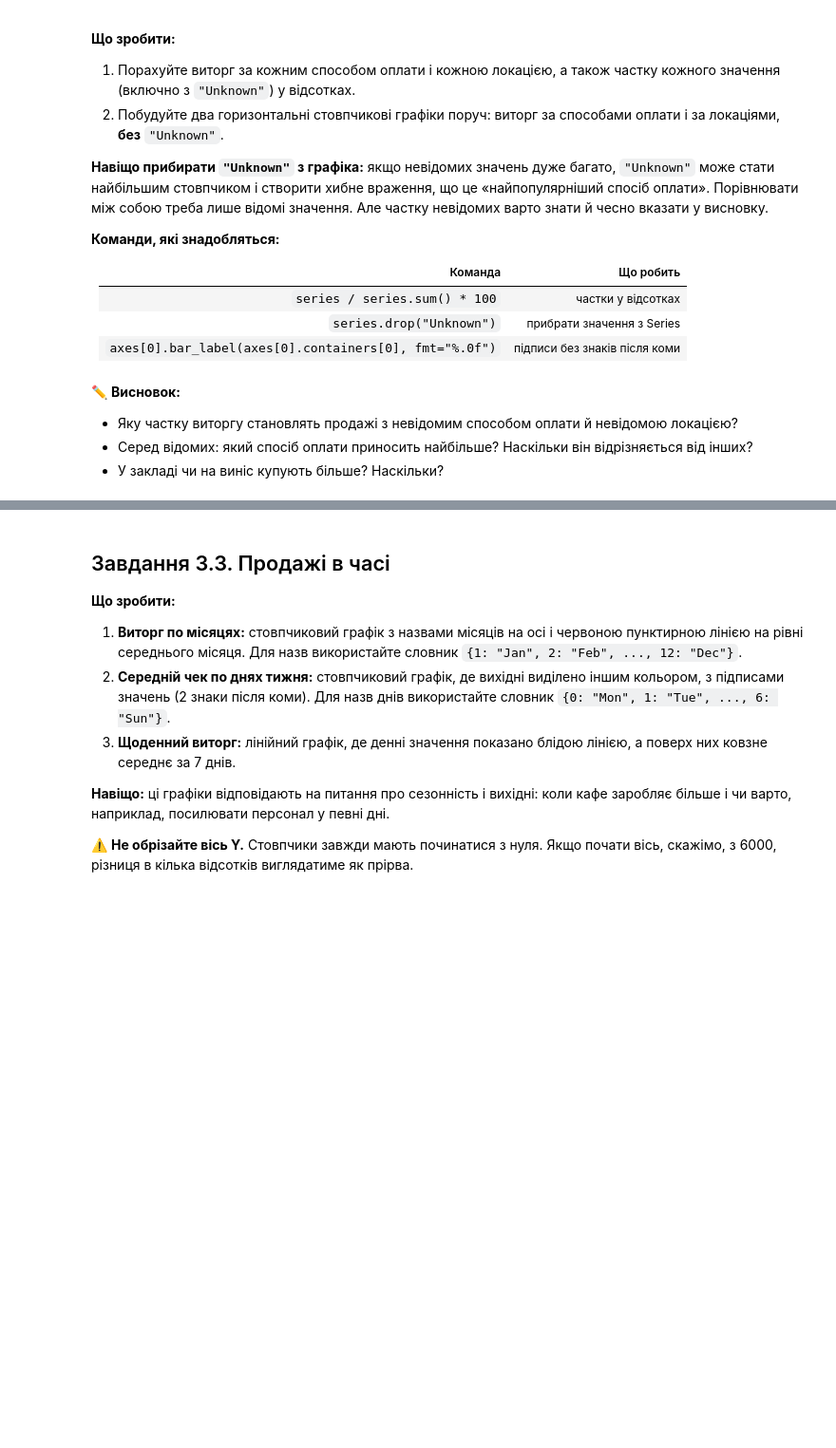
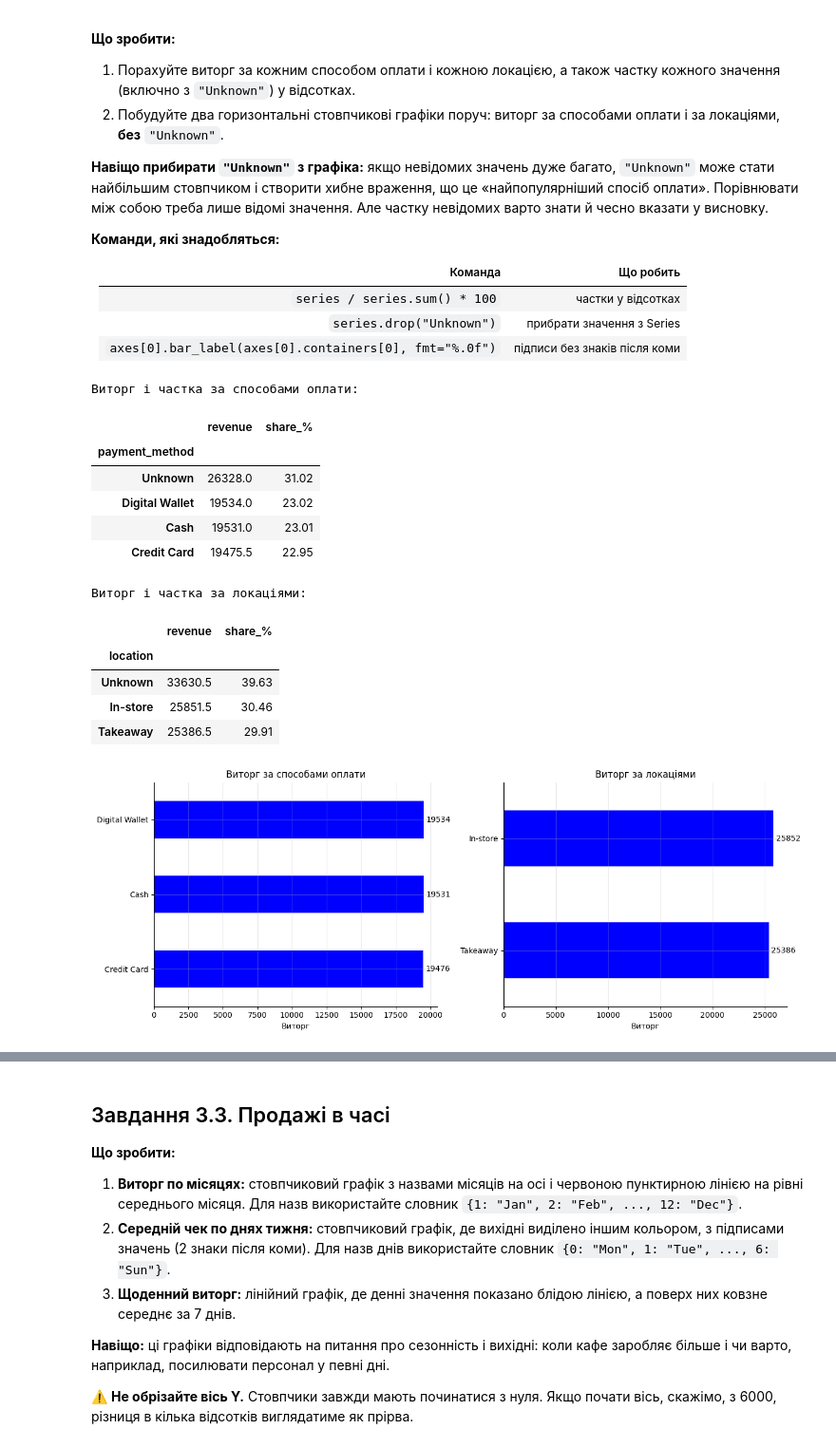
Before and after one commit to LiliiaKuchvara/Cafe-sales_DTA, a Jupyter notebook: notebooks/eda_cafe_sales.ipynb, the cells around one changed output, grey strips where cells are left out. Shown at 95% size. Saved outputs shown, nothing was run; the diff lists cells and outputs as text; code cells hidden in the pictures; blank space fills up the shorter version.

```diff
--- a/notebooks/eda_cafe_sales.ipynb
+++ b/notebooks/eda_cafe_sales.ipynb
@@ -958,5 +1039,70 @@ print(f"{len(ex)} --> {len(ex.dropna())}")
-# %% [markdown]
-✏️ **Висновок:**
-- Яку частку виторгу становлять продажі з невідомим способом оплати й невідомою локацією?
-- Серед відомих: який спосіб оплати приносить найбільше? Наскільки він відрізняється від інших?
-- У закладі чи на виніс купують більше? Наскільки?
+# %%
+# 1. Виторг за способами оплати
+revenue_payment = df.groupby("payment_method")["total_spent"].sum()
+
+# Частка виторгу за способами оплати, %
+share_payment = revenue_payment / revenue_payment.sum() * 100
+
+payment_result = pd.DataFrame({
+    "revenue": revenue_payment,
+    "share_%": share_payment.round(2)
+}).sort_values("revenue", ascending=False)
+
+print("Виторг і частка за способами оплати:")
+display(payment_result)
+
+
+# 2. Виторг за локаціями
+revenue_location = df.groupby("location")["total_spent"].sum()
+
+# Частка виторгу за локаціями, %
+share_location = revenue_location / revenue_location.sum() * 100
+
+location_result = pd.DataFrame({
+    "revenue": revenue_location,
+    "share_%": share_location.round(2)
+}).sort_values("revenue", ascending=False)
+
+print("Виторг і частка за локаціями:")
+display(location_result)
+
+
+# 3. Готуємо дані для графіків без Unknown
+payment_chart = revenue_payment.drop("Unknown", errors="ignore").sort_values()
+location_chart = revenue_location.drop("Unknown", errors="ignore").sort_values()
+
+
+# 4. Будуємо два горизонтальні графіки поруч
+fig, axes = plt.subplots(1, 2, figsize=(13, 5))
+
+payment_chart.plot(kind="barh", ax=axes[0], color="blue")
+axes[0].set_title("Виторг за способами оплати")
+axes[0].set_xlabel("Виторг")
+axes[0].set_ylabel("")
+axes[0].bar_label(axes[0].containers[0], fmt="%.0f", padding=3)
+axes[0].grid(axis="x", alpha=0.3)
+
+location_chart.plot(kind="barh", ax=axes[1], color="blue")
+axes[1].set_title("Виторг за локаціями")
+axes[1].set_xlabel("Виторг")
+axes[1].set_ylabel("")
+axes[1].bar_label(axes[1].containers[0], fmt="%.0f", padding=3)
+axes[1].grid(axis="x", alpha=0.3)
+
+plt.tight_layout()
+plt.show()
+# %% [output]
+Виторг і частка за способами оплати:
+|  | revenue | share_% |
+| payment_method |  |  |
+| Unknown | 26328.0 | 31.02 |
+| Digital Wallet | 19534.0 | 23.02 |
+| Cash | 19531.0 | 23.01 |
+| Credit Card | 19475.5 | 22.95 |
+Виторг і частка за локаціями:
+|  | revenue | share_% |
+| location |  |  |
+| Unknown | 33630.5 | 39.63 |
+| In-store | 25851.5 | 30.46 |
+| Takeaway | 25386.5 | 29.91 |
+[figure, added]
```
Also changed, not shown: parts of 29 cells of this notebook.
